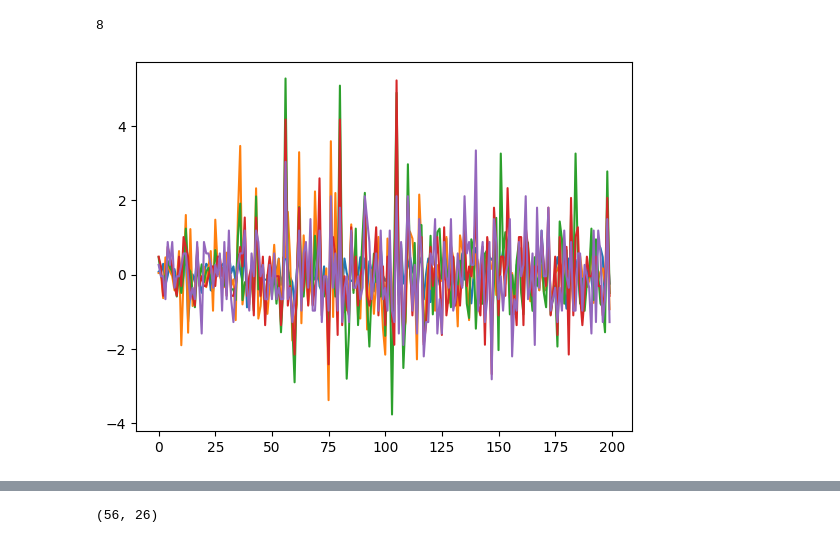
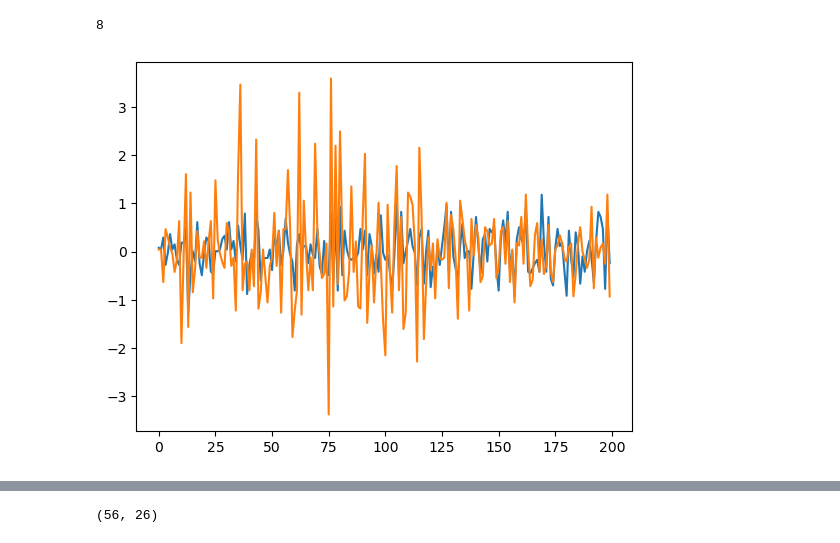
Before and after one commit to alizma/signatures-hand-synergies, a Jupyter notebook: classify_stim.ipynb, the cells around one changed output, grey strips where cells are left out. Drawn from its saved outputs; the diff is of its cells as text; code cells hidden in the pictures.

```diff
--- a/classify_stim.ipynb
+++ b/classify_stim.ipynb
@@ -219,7 +217,7 @@ len(windows)
 # %% [output]
 8
 # %%
-for i in range(5):
+for i in range(2):
     plt.plot(windows[0][i])
 # %% [output]
-[figure, old version]
+[figure, new version]
```
Also changed, not shown: parts of 7 cells of this notebook, 4 other files.
